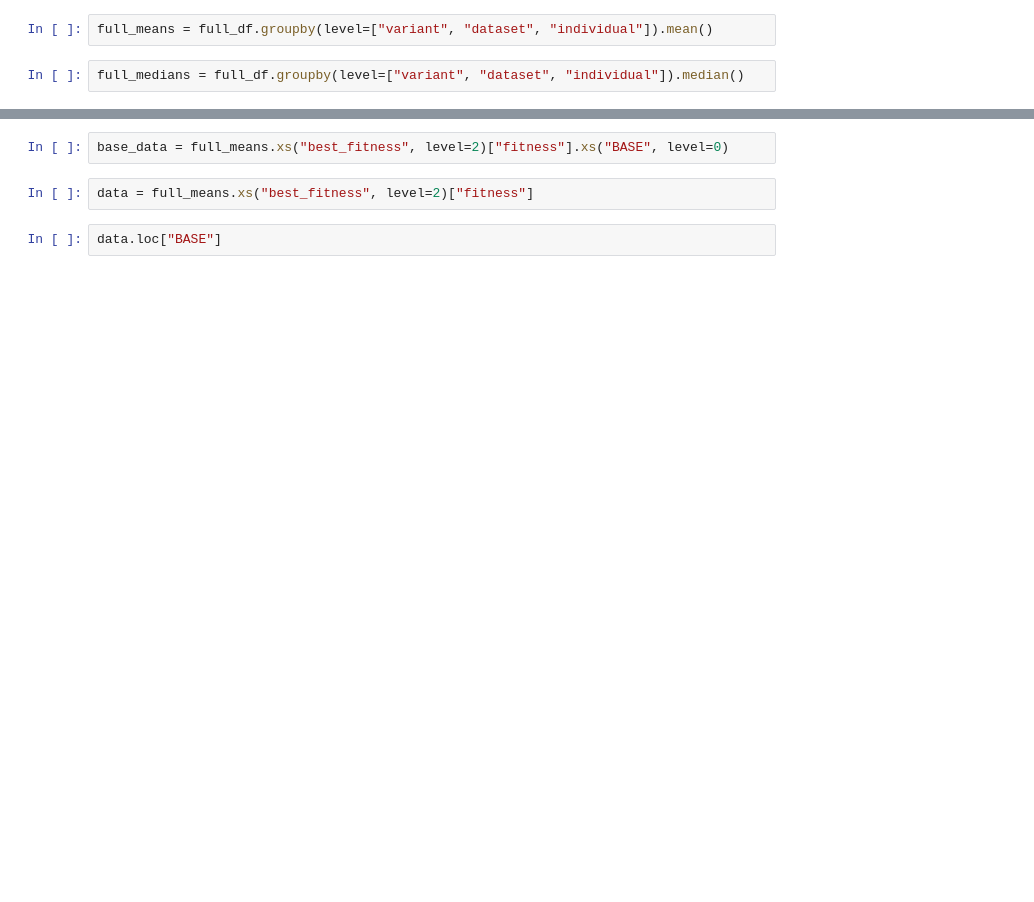
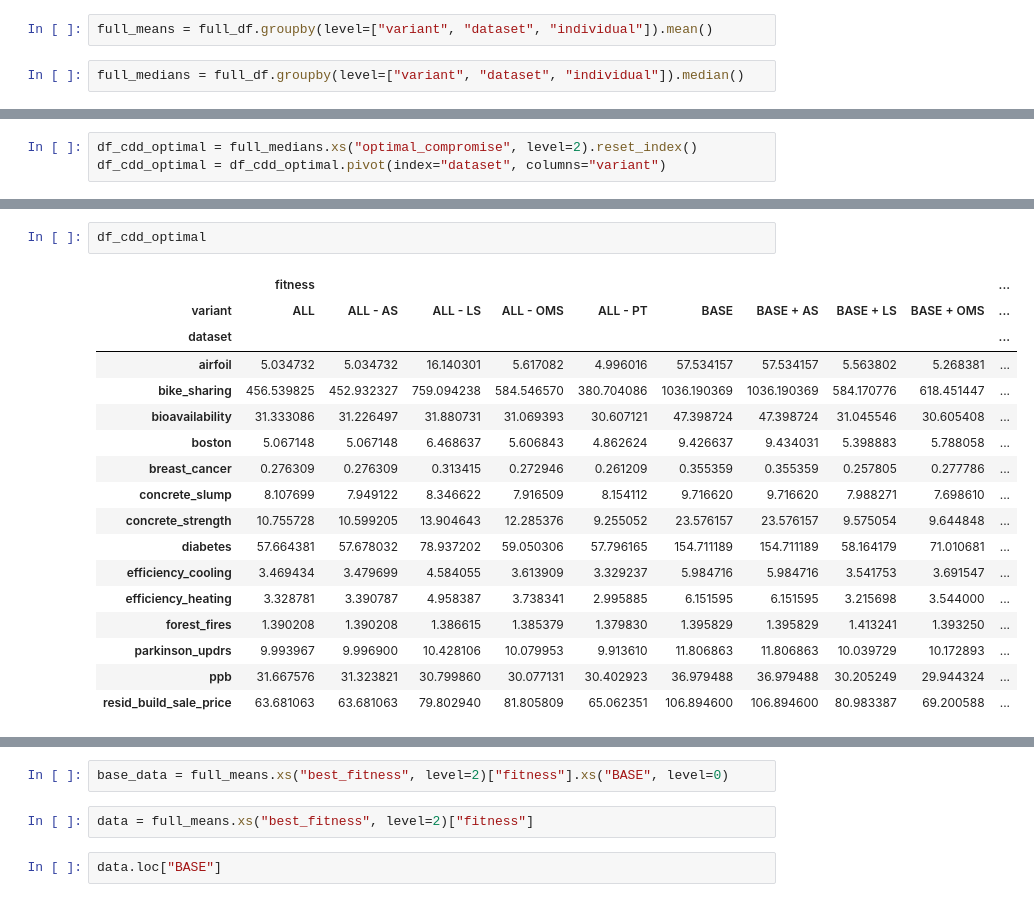
Before and after one commit to lachlanjs/species-ss-slim-gsgp, a Jupyter notebook: slim_gsgp/reproduce_test.ipynb, the cells around one changed output, grey strips where cells are left out. Drawn from its saved outputs; the diff is of its cells as text; blank space fills up the shorter version.

```diff
--- a/slim_gsgp/reproduce_test.ipynb
+++ b/slim_gsgp/reproduce_test.ipynb
@@ -21,0 +35,3 @@ full_medians = full_df.groupby(level=["variant", "dataset", "individual"]).media
+# %%
+df_cdd_optimal = full_medians.xs("optimal_compromise", level=2).reset_index()
+df_cdd_optimal = df_cdd_optimal.pivot(index="dataset", columns="variant")
@@ -21,0 +60,20 @@ full_medians = full_df.groupby(level=["variant", "dataset", "individual"]).media
+# %%
+df_cdd_optimal
+# %% [output]
+|  | fitness |  |  |  |  |  |  |  |  | ... |
+| variant | ALL | ALL - AS | ALL - LS | ALL - OMS | ALL - PT | BASE | BASE + AS | BASE + LS | BASE + OMS | ... |
+| dataset |  |  |  |  |  |  |  |  |  | ... |
+| airfoil | 5.034732 | 5.034732 | 16.140301 | 5.617082 | 4.996016 | 57.534157 | 57.534157 | 5.563802 | 5.268381 | ... |
+| bike_sharing | 456.539825 | 452.932327 | 759.094238 | 584.546570 | 380.704086 | 1036.190369 | 1036.190369 | 584.170776 | 618.451447 | ... |
+| bioavailability | 31.333086 | 31.226497 | 31.880731 | 31.069393 | 30.607121 | 47.398724 | 47.398724 | 31.045546 | 30.605408 | ... |
+| boston | 5.067148 | 5.067148 | 6.468637 | 5.606843 | 4.862624 | 9.426637 | 9.434031 | 5.398883 | 5.788058 | ... |
+| breast_cancer | 0.276309 | 0.276309 | 0.313415 | 0.272946 | 0.261209 | 0.355359 | 0.355359 | 0.257805 | 0.277786 | ... |
+| concrete_slump | 8.107699 | 7.949122 | 8.346622 | 7.916509 | 8.154112 | 9.716620 | 9.716620 | 7.988271 | 7.698610 | ... |
+| concrete_strength | 10.755728 | 10.599205 | 13.904643 | 12.285376 | 9.255052 | 23.576157 | 23.576157 | 9.575054 | 9.644848 | ... |
+| diabetes | 57.664381 | 57.678032 | 78.937202 | 59.050306 | 57.796165 | 154.711189 | 154.711189 | 58.164179 | 71.010681 | ... |
+| efficiency_cooling | 3.469434 | 3.479699 | 4.584055 | 3.613909 | 3.329237 | 5.984716 | 5.984716 | 3.541753 | 3.691547 | ... |
+| efficiency_heating | 3.328781 | 3.390787 | 4.958387 | 3.738341 | 2.995885 | 6.151595 | 6.151595 | 3.215698 | 3.544000 | ... |
+| forest_fires | 1.390208 | 1.390208 | 1.386615 | 1.385379 | 1.379830 | 1.395829 | 1.395829 | 1.413241 | 1.393250 | ... |
+| parkinson_updrs | 9.993967 | 9.996900 | 10.428106 | 10.079953 | 9.913610 | 11.806863 | 11.806863 | 10.039729 | 10.172893 | ... |
+| ppb | 31.667576 | 31.323821 | 30.799860 | 30.077131 | 30.402923 | 36.979488 | 36.979488 | 30.205249 | 29.944324 | ... |
+| resid_build_sale_price | 63.681063 | 63.681063 | 79.802940 | 81.805809 | 65.062351 | 106.894600 | 106.894600 | 80.983387 | 69.200588 | ... |
```
Also changed, not shown: parts of 19 cells of this notebook, 32 other files.
